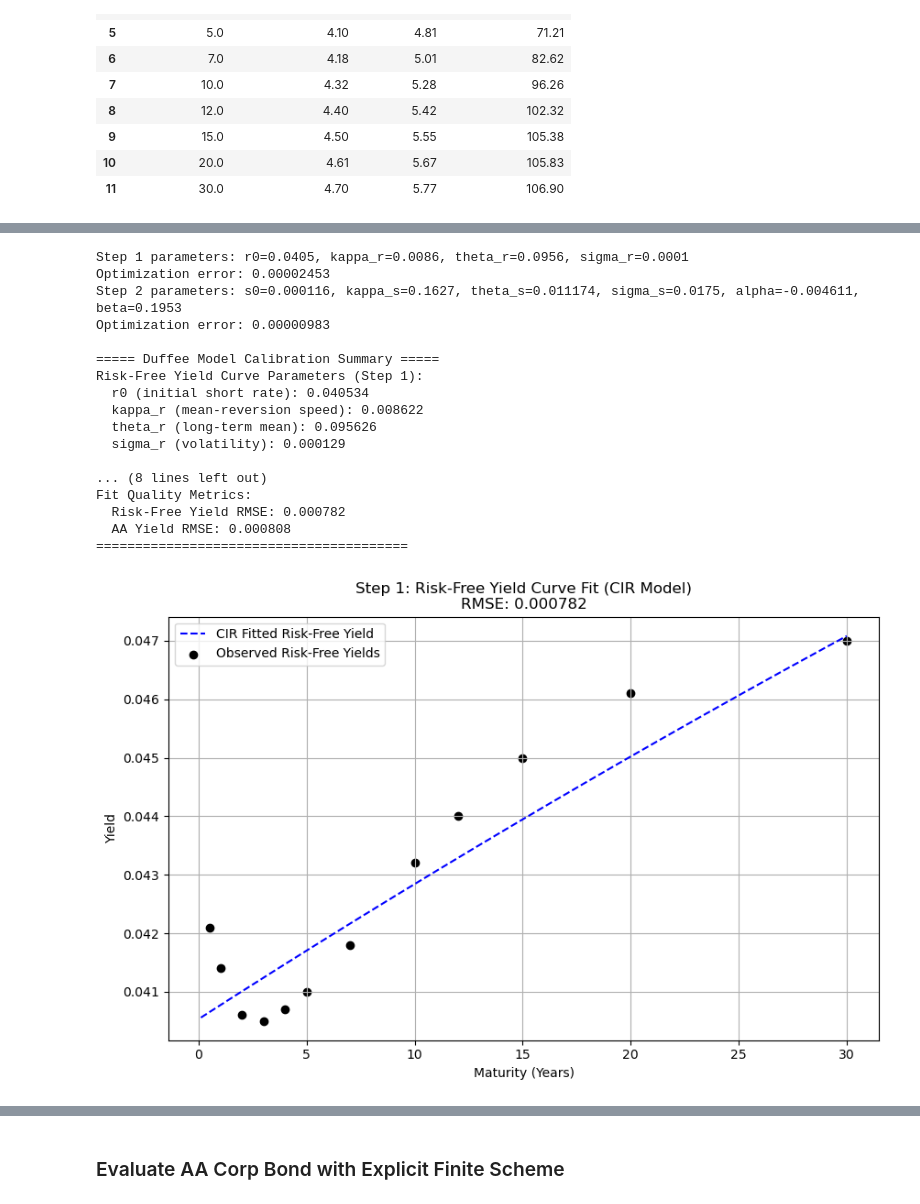
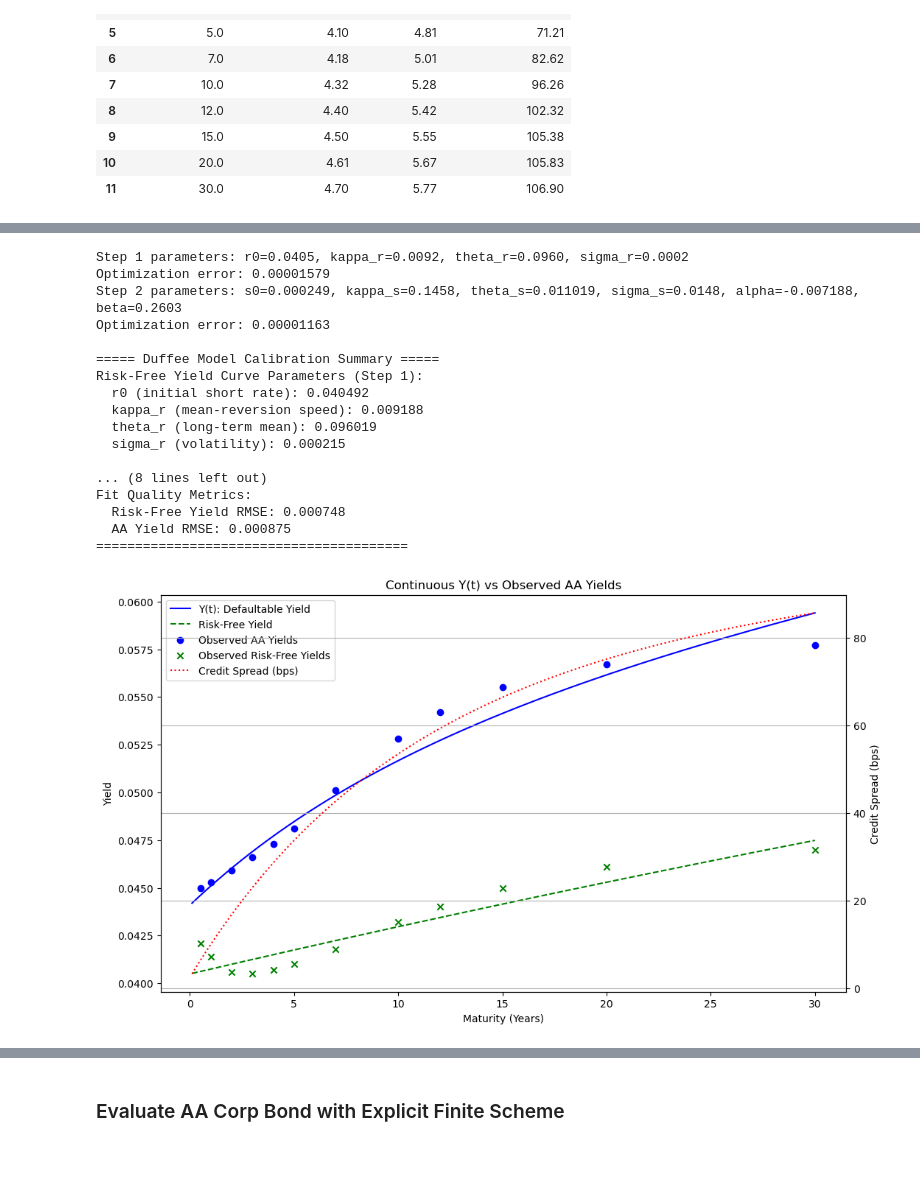
Before and after one commit to fangsitang/TP2_fixed_income, a Jupyter notebook: 2.3_new.ipynb, the cells around one changed output, grey strips where cells are left out. Cells and saved outputs as stored; diff of their text form; code cells hidden in the pictures; blank space fills up the shorter version.

```diff
--- a/2.3_new.ipynb
+++ b/2.3_new.ipynb
@@ -195,4 +55,0 @@ class DuffeeModel:
-# %%
-model = DuffeeModel(df_results)
-model.calibrate()
-model.plot_calibration()
@@ -284,7 +112,7 @@ class DuffeeModelTwoStep:
             rf_theo = [cir_zero_coupon_yield(r0, kappa_r, theta_r, sigma_r, t) for t in self.maturities]
 
             # Assign higher weights to short-term yields
-            weights = [5.0 if t <= 5.0 else 1.0 for t in self.maturities]
+            weights = [3.0 if t <= 5.0 else 1.0 for t in self.maturities]
 
             # Calculate weighted squared errors
             weighted_errors = [(theo - obs)**2 * w for theo, obs, w in zip(rf_theo, self.rf_yields, weights)]
@@ -340,7 +168,7 @@ class DuffeeModelTwoStep:
             aa_theo = [rf + spread + premium for rf, spread, premium in zip(rf_theo, spreads, risk_premium)]
 
             # Assign higher weights to short-term yields
-            weights = [3.0 if t <= 5.0 else 1.0 for t in self.maturities]
+            weights = [5.0 if t <= 5.0 else 1.0 for t in self.maturities]
 
             # Calculate weighted squared errors
             weighted_errors = [(theo - obs)**2 * w for theo, obs, w in zip(aa_theo, self.aa_yields, weights)]
@@ -514,43 +342,41 @@ if __name__ == "__main__":
     # Create sample data frame or load from file
     data = {
         'Maturity (Years)': [0.5, 1.0, 2.0, 3.0, 4.0, 5.0, 7.0, 10.0, 12.0, 15.0, 20.0, 30.0],
         'Risk-Free Yield (%)': [4.21, 4.14, 4.06, 4.05, 4.07, 4.10, 4.18, 4.32, 4.40, 4.50, 4.61, 4.70],
         'AA Yield (%)': [4.50, 4.53, 4.59, 4.66, 4.73, 4.81, 5.01, 5.28, 5.42, 5.55, 5.67, 5.77],
     }
 
     # Calculate credit spreads (bps)
     data['Credit Spread (bps)'] = [(aa - rf) * 100 for aa, rf in zip(data['AA Yield (%)'], data['Risk-Free Yield (%)'])]
 
     df_results = pd.DataFrame(data)
 
     # Create model and fit
     model = DuffeeModelTwoStep(df_results)
     model.fit_step1_risk_free()
     model.fit_step2_defaultable()
 
     # Print optimization summary
     model.print_optimization_summary()
 
     # Plot results
-    model.plot_risk_free_fit()
-    model.plot_defaultable_fit()
     model.plot_combined_yield_curves()
 # %% [output]
-Step 1 parameters: r0=0.0405, kappa_r=0.0086, theta_r=0.0956, sigma_r=0.0001
-Optimization error: 0.00002453
-Step 2 parameters: s0=0.000116, kappa_s=0.1627, theta_s=0.011174, sigma_s=0.0175, alpha=-0.004611, beta=0.1953
-Optimization error: 0.00000983
+Step 1 parameters: r0=0.0405, kappa_r=0.0092, theta_r=0.0960, sigma_r=0.0002
+Optimization error: 0.00001579
+Step 2 parameters: s0=0.000249, kappa_s=0.1458, theta_s=0.011019, sigma_s=0.0148, alpha=-0.007188, beta=0.2603
+Optimization error: 0.00001163
 
 ===== Duffee Model Calibration Summary =====
 Risk-Free Yield Curve Parameters (Step 1):
-  r0 (initial short rate): 0.040534
-  kappa_r (mean-reversion speed): 0.008622
-  theta_r (long-term mean): 0.095626
-  sigma_r (volatility): 0.000129
+  r0 (initial short rate): 0.040492
+  kappa_r (mean-reversion speed): 0.009188
+  theta_r (long-term mean): 0.096019
+  sigma_r (volatility): 0.000215
 
 ... (8 lines left out)
 Fit Quality Metrics:
-  Risk-Free Yield RMSE: 0.000782
-  AA Yield RMSE: 0.000808
+  Risk-Free Yield RMSE: 0.000748
+  AA Yield RMSE: 0.000875
 ========================================
-[figure, old version]
+[figure, new version]
```
Also changed, not shown: parts of 12 cells of this notebook.
